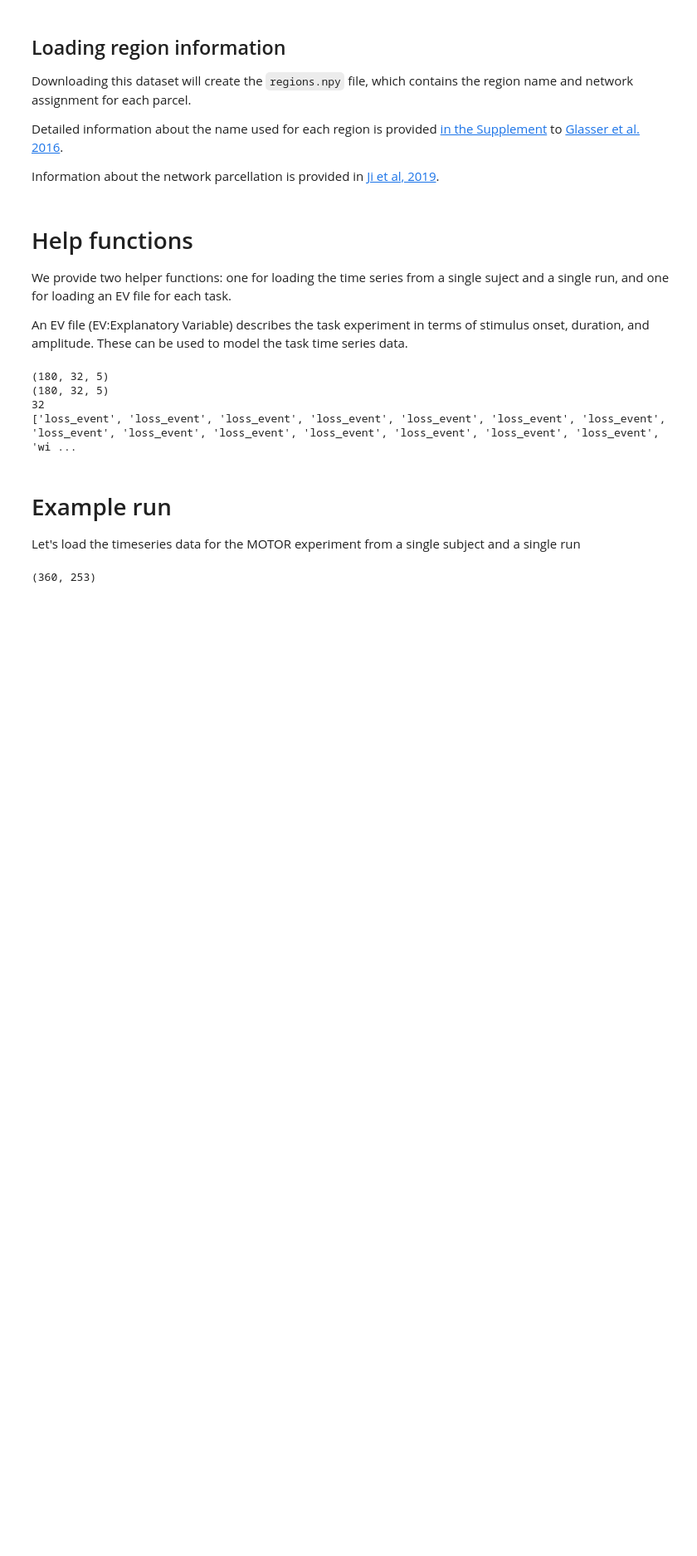
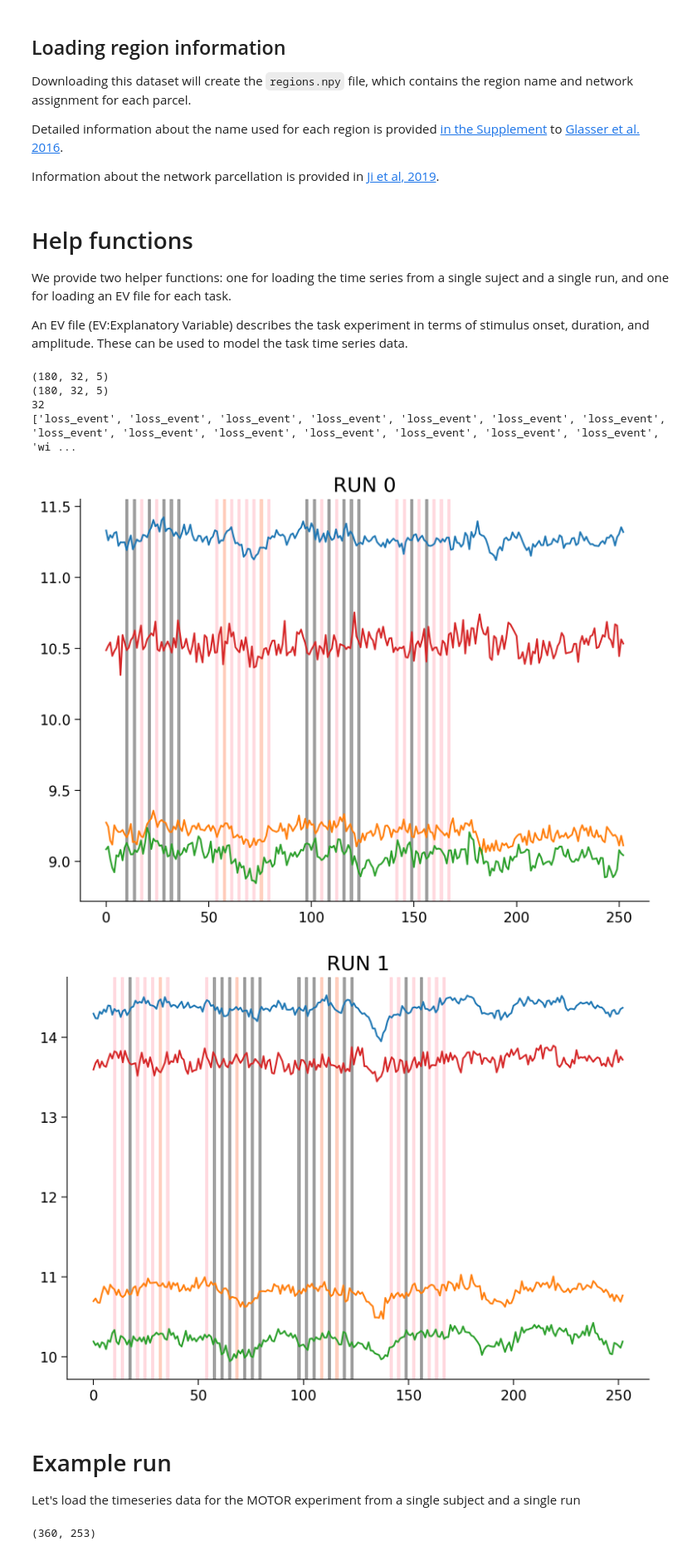
Before and after one commit to swathianil/NMA_deeplearning, a Jupyter notebook: Edited_Version.ipynb, the cells around one changed output. Shown: that part at 83% size. Drawn from its saved outputs; the diff is of its cells as text; code cells hidden in the pictures; blank space fills up the shorter version.

```diff
--- a/Edited_Version.ipynb
+++ b/Edited_Version.ipynb
@@ -273,6 +273,38 @@ print(Cond_Label)
 (180, 32, 5)
 32
 ['loss_event', 'loss_event', 'loss_event', 'loss_event', 'loss_event', 'loss_event', 'loss_event', 'loss_event', 'loss_event', 'loss_event', 'loss_event', 'loss_event', 'loss_event', 'loss_event', 'wi ...
+# %%
+def plot_ts(subject,experiment, run):
+  my_run = run
+  #bold_path = f"{HCP_DIR}/subjects/{subject}/GAMBLING/tfMRI_GAMBLING_{RUNS[my_run]}/"
+  loss_ev = np.loadtxt(f'/content/hcp_task/subjects/{my_subj}/GAMBLING/tfMRI_GAMBLING_{RUNS[my_run]}/EVs/loss_event.txt',unpack=True)[0]
+  win_ev = np.loadtxt(f'/content/hcp_task/subjects/{my_subj}/GAMBLING/tfMRI_GAMBLING_{RUNS[my_run]}/EVs/win_event.txt',unpack=True)[0]
+  neut_ev = np.loadtxt(f'/content/hcp_task/subjects/{my_subj}/GAMBLING/tfMRI_GAMBLING_{RUNS[my_run]}/EVs/neut_event.txt',unpack=True)[0]
+
+  ts = load_single_timeseries(subject, experiment, run, remove_mean=False)
+
+  plt.plot(figsize=(20,10))
+  plt.title(f"RUN {my_run}")
+  plt.plot(ts[0][:]/1000)
+  plt.plot(ts[10][:]/1000)
+  plt.plot(ts[20][:]/1000)
+  plt.plot(ts[100][:]/1000)
+  for xx in win_ev:
+    plt.axvspan(xx+1.5, xx+2.5,color='pink',alpha=0.5, label = 'win')
+
+  for yy in loss_ev:
+    plt.axvspan(yy+1.5, yy+2.5,color='black',alpha=0.3, label = 'loss')
+
+  for aa in neut_ev:
+    plt.axvspan(aa+1.5, aa+2.5,color='coral',alpha=0.3, label = 'neut')
+
+plot_ts(my_subj, my_exp, run=0)
+#plt.legend(frameon=False, title = 'feedback')
+plt.show()
+plot_ts(my_subj, my_exp, run=1)
+# %% [output]
+[figure, added]
+[figure, added]
 # %% [markdown]
 # Example run
 
```
